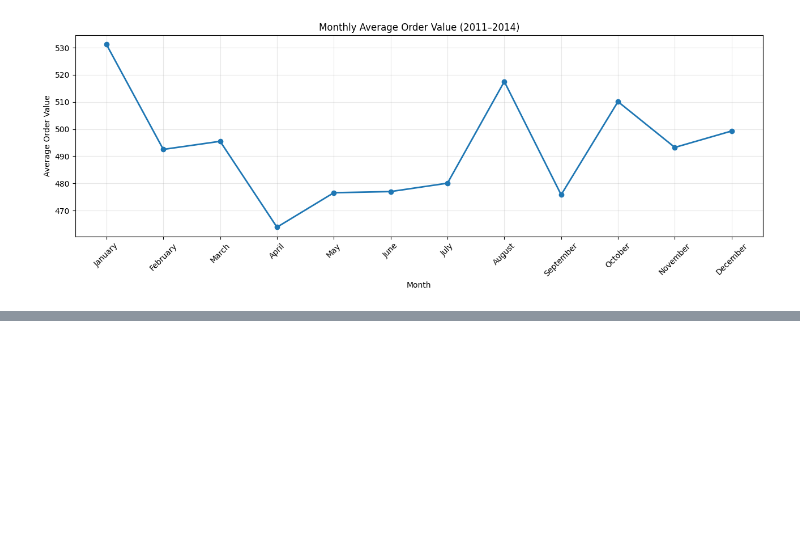
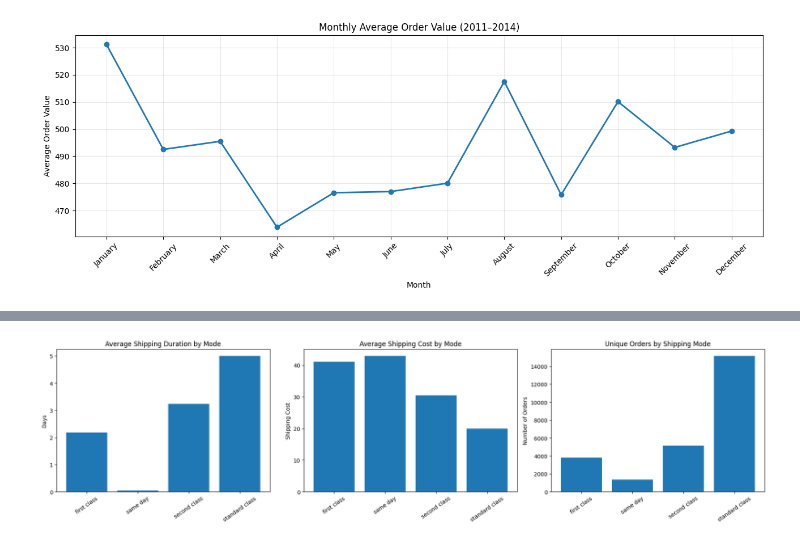
Before and after one commit to code-with-ansh/sales-business-analytics, a Jupyter notebook: notebooks/eda_time_based_analysis.ipynb, the cells around one changed output, grey strips where cells are left out. Drawn from its saved outputs; the diff is of its cells as text; code cells hidden in the pictures; blank space fills up the shorter version.

Commit message:
Add shipping performance analysis to EDA notebook

```diff
--- a/notebooks/eda_time_based_analysis.ipynb
+++ b/notebooks/eda_time_based_analysis.ipynb
@@ -818,0 +939,36 @@ plt.show()
+# %%
+# 24. Shipping Mode Performance Visualization
+
+fig, axes = plt.subplots(1, 3, figsize=(19, 5))
+
+# Average shipping duration
+axes[0].bar(
+    shipping_mode_analysis["ship_mode"],
+    shipping_mode_analysis["average_shipping_duration"]
+)
+axes[0].set_title("Average Shipping Duration by Mode")
+axes[0].set_ylabel("Days")
+axes[0].tick_params(axis="x", rotation=35)
+
+# Average shipping cost
+axes[1].bar(
+    shipping_mode_analysis["ship_mode"],
+    shipping_mode_analysis["average_shipping_cost"]
+)
+axes[1].set_title("Average Shipping Cost by Mode")
+axes[1].set_ylabel("Shipping Cost")
+axes[1].tick_params(axis="x", rotation=35)
+
+# Order volume
+axes[2].bar(
+    shipping_mode_analysis["ship_mode"],
+    shipping_mode_analysis["total_orders"]
+)
+axes[2].set_title("Unique Orders by Shipping Mode")
+axes[2].set_ylabel("Number of Orders")
+axes[2].tick_params(axis="x", rotation=35)
+
+plt.tight_layout()
+plt.show()
+# %% [output]
+[figure, added]
```
Also changed, not shown: parts of 17 cells of this notebook.
